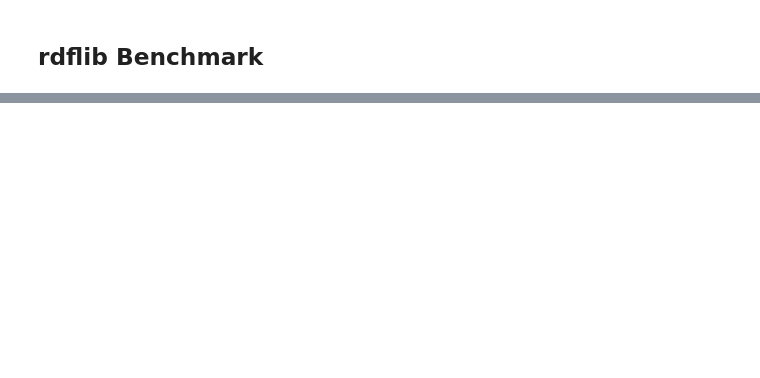
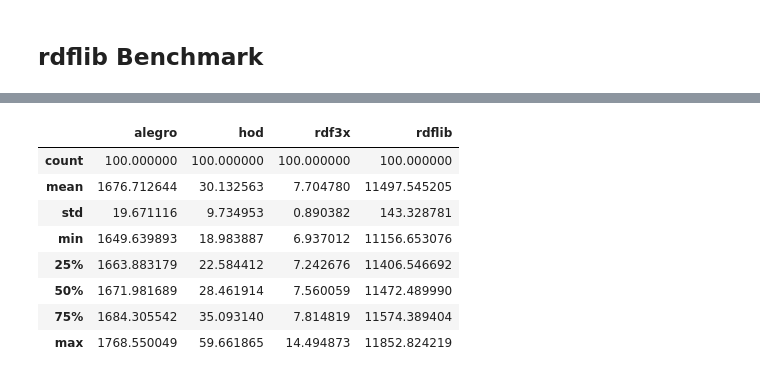
Before and after one commit to gtfierro/brick_database_eval, a Jupyter notebook: Results.ipynb, the cells around one changed output, grey strips where cells are left out. Drawn from its saved outputs; the diff is of its cells as text; code cells hidden in the pictures; blank space fills up the shorter version.

```diff
--- a/Results.ipynb
+++ b/Results.ipynb
@@ -613,0 +499,12 @@ Took 367.04ms
+# %%
+df_q1.describe()
+# %% [output]
+|  | alegro | hod | rdf3x | rdflib |
+| count | 100.000000 | 100.000000 | 100.000000 | 100.000000 |
+| mean | 1676.712644 | 30.132563 | 7.704780 | 11497.545205 |
+| std | 19.671116 | 9.734953 | 0.890382 | 143.328781 |
+| min | 1649.639893 | 18.983887 | 6.937012 | 11156.653076 |
+| 25% | 1663.883179 | 22.584412 | 7.242676 | 11406.546692 |
+| 50% | 1671.981689 | 28.461914 | 7.560059 | 11472.489990 |
+| 75% | 1684.305542 | 35.093140 | 7.814819 | 11574.389404 |
+| max | 1768.550049 | 59.661865 | 14.494873 | 11852.824219 |
```
Also changed, not shown: parts of 37 cells of this notebook.
